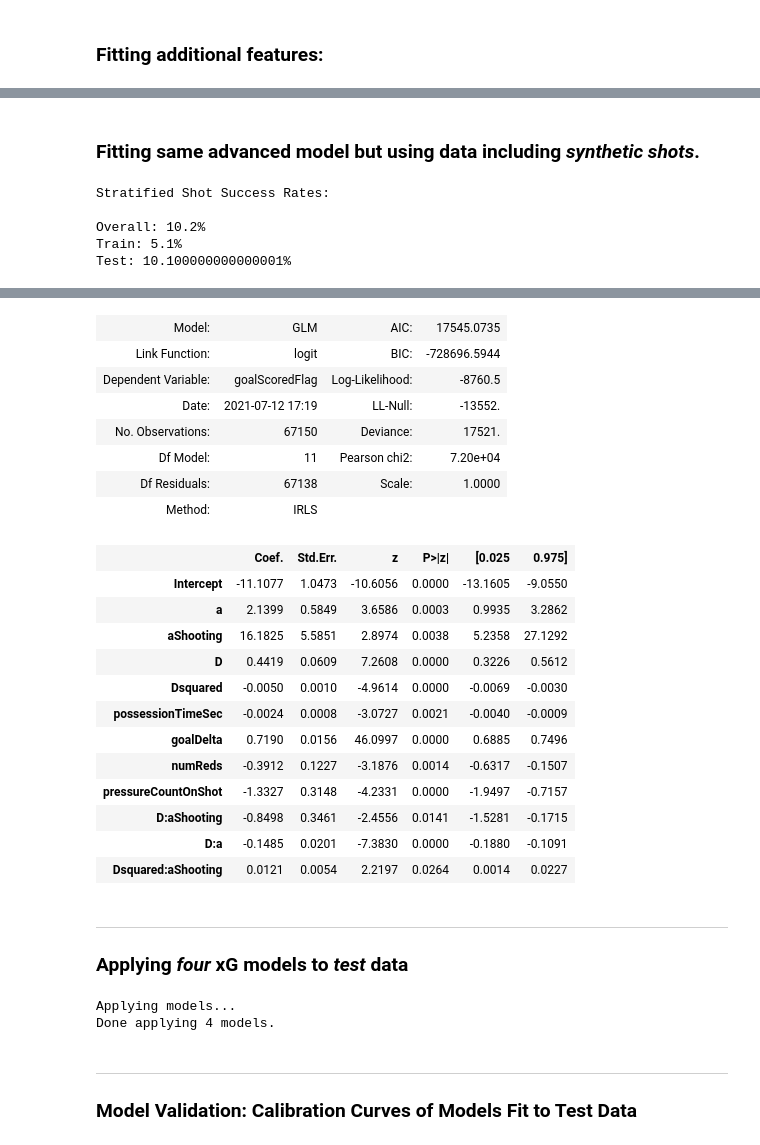
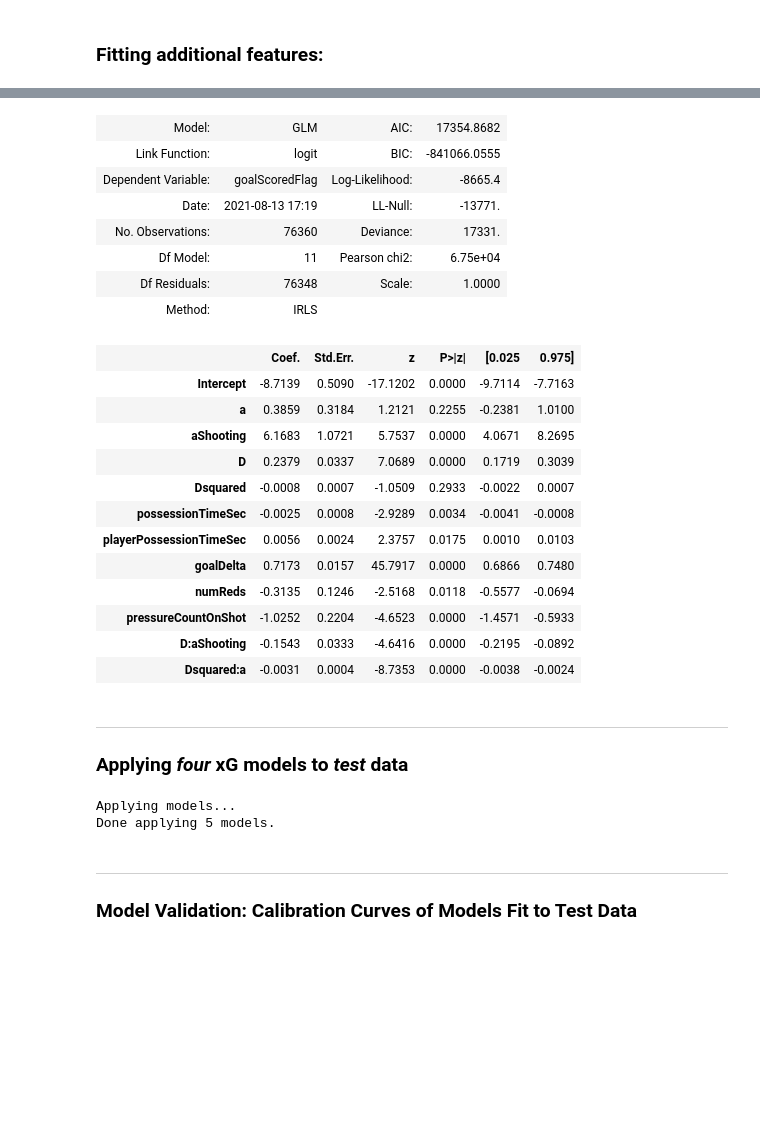
Before and after one commit to christiangilson/MSc-Applied-Statistics-Project-Code, a Jupyter notebook: Modelling/xG/Python xG Feature Engineering & Modelling.ipynb, the cells around one changed output, grey strips where cells are left out. Cells and saved outputs as stored; diff of their text form; code cells hidden in the pictures; blank space fills up the shorter version.

```diff
--- a/Modelling/xG/Python xG Feature Engineering & Modelling.ipynb
+++ b/Modelling/xG/Python xG Feature Engineering & Modelling.ipynb
@@ -251,11 +231,19 @@ df_shots_incl_synthetic = pd.concat([df_shots_incl_synthetic[df_synthetic_enrich
 # splitting into a dataframe for training and dataframe for testing
 ## stratifying the successFlag
 
-test_size = 0.23
-random_state = 0
+test_size = 0.25
+random_state = 40
 
+# producing stratified training and test samples
 df_shots_train, df_shots_test = train_test_split(df_shots, test_size=test_size, stratify=df_shots.goalScoredFlag, random_state=random_state, shuffle=True)
 
+# and adding synthetic shots data to the training synthetic sample (NOTE: THE TEST DATA DOES NOT CHANGE WHATSOEVER)
+df_shots_train['realOrSynthetic'] = 'real'
+df_shots_train_synthetic = pd.concat([df_shots_train[df_synthetic_enriched.columns], df_synthetic_enriched]).reset_index(drop=True).copy()
+
+# manual patch of two goals that are causing havoc because they're such outliers -> TODO: just get rid of them from the full dataset (Vs the test dataset which is obviously wrong)
+#df_shots_test.loc[(df_shots_test['x1_m'] > 70) & (df_shots_test['y1_m'] < 5), 'goalScoredFlag'] = 0
+
 print (f'Stratified Shot Success Rates:\n\nOverall: {100*np.round(df_shots.goalScoredFlag.mean(),3)}%\nTrain: {100*np.round(df_shots_train.goalScoredFlag.mean(), 3)}%\nTest: {100*np.round(df_shots_test.goalScoredFlag.mean(), 3)}%\n')
 # %% [output]
 Stratified Shot Success Rates:
@@ -350,25 +345,11 @@ Wall time: 285 ms
-# %% [markdown]
-### **Fitting same advanced model but using data including *synthetic shots*.**
-# %%
-df_shots_train, df_shots_test = train_test_split(df_shots_incl_synthetic, test_size=test_size, stratify=df_shots_incl_synthetic.goalScoredFlag, random_state=random_state, shuffle=True)
-
-# now getting rid of the synthetic shots from the test data
-df_shots_test = df_shots_test.loc[df_shots_test['realOrSynthetic'] == 'real'].reset_index(drop=True).copy()
-
-print (f'Stratified Shot Success Rates:\n\nOverall: {100*np.round(df_shots.goalScoredFlag.mean(),3)}%\nTrain: {100*np.round(df_shots_train.goalScoredFlag.mean(), 3)}%\nTest: {100*np.round(df_shots_test.goalScoredFlag.mean(), 3)}%\n')
-# %% [output]
-Stratified Shot Success Rates:
-
-Overall: 10.2%
-Train: 5.1%
-Test: 10.100000000000001%
 # %%
 %%time
 
 xG_formula_adv_syn = "goalScoredFlag ~  a + aShooting + D + Dsquared +\
-                    possessionTimeSec + goalDelta + numReds + pressureCountOnShot +\
-                    D*aShooting + D*a + Dsquared*aShooting"
-xG_model_adv_syn = smf.glm(formula=xG_formula_adv_syn, data=df_shots_train\
+                    possessionTimeSec + playerPossessionTimeSec + goalDelta + numReds + pressureCountOnShot +\
+                    D*aShooting + Dsquared*a"
+
+xG_model_adv_syn = smf.glm(formula=xG_formula_adv_syn, data=df_shots_train_synthetic\
                  ,family=sm.families.Binomial()).fit()
 
 xG_model_adv_syn.summary2()
@@ -378,33 +359,33 @@ Wall time: 659 ms
-| Model: | GLM | AIC: | 17545.0735 |
-| Link Function: | logit | BIC: | -728696.5944 |
-| Dependent Variable: | goalScoredFlag | Log-Likelihood: | -8760.5 |
-| Date: | 2021-07-12 17:19 | LL-Null: | -13552. |
-| No. Observations: | 67150 | Deviance: | 17521. |
-| Df Model: | 11 | Pearson chi2: | 7.20e+04 |
-| Df Residuals: | 67138 | Scale: | 1.0000 |
+| Model: | GLM | AIC: | 17354.8682 |
+| Link Function: | logit | BIC: | -841066.0555 |
+| Dependent Variable: | goalScoredFlag | Log-Likelihood: | -8665.4 |
+| Date: | 2021-08-13 17:19 | LL-Null: | -13771. |
+| No. Observations: | 76360 | Deviance: | 17331. |
+| Df Model: | 11 | Pearson chi2: | 6.75e+04 |
+| Df Residuals: | 76348 | Scale: | 1.0000 |
 | Method: | IRLS |  |  |
 |  | Coef. | Std.Err. | z | P>|z| | [0.025 | 0.975] |
-| Intercept | -11.1077 | 1.0473 | -10.6056 | 0.0000 | -13.1605 | -9.0550 |
-| a | 2.1399 | 0.5849 | 3.6586 | 0.0003 | 0.9935 | 3.2862 |
-| aShooting | 16.1825 | 5.5851 | 2.8974 | 0.0038 | 5.2358 | 27.1292 |
-| D | 0.4419 | 0.0609 | 7.2608 | 0.0000 | 0.3226 | 0.5612 |
-| Dsquared | -0.0050 | 0.0010 | -4.9614 | 0.0000 | -0.0069 | -0.0030 |
-| possessionTimeSec | -0.0024 | 0.0008 | -3.0727 | 0.0021 | -0.0040 | -0.0009 |
-| goalDelta | 0.7190 | 0.0156 | 46.0997 | 0.0000 | 0.6885 | 0.7496 |
-| numReds | -0.3912 | 0.1227 | -3.1876 | 0.0014 | -0.6317 | -0.1507 |
-| pressureCountOnShot | -1.3327 | 0.3148 | -4.2331 | 0.0000 | -1.9497 | -0.7157 |
-| D:aShooting | -0.8498 | 0.3461 | -2.4556 | 0.0141 | -1.5281 | -0.1715 |
-| D:a | -0.1485 | 0.0201 | -7.3830 | 0.0000 | -0.1880 | -0.1091 |
-| Dsquared:aShooting | 0.0121 | 0.0054 | 2.2197 | 0.0264 | 0.0014 | 0.0227 |
+| Intercept | -8.7139 | 0.5090 | -17.1202 | 0.0000 | -9.7114 | -7.7163 |
+| a | 0.3859 | 0.3184 | 1.2121 | 0.2255 | -0.2381 | 1.0100 |
+| aShooting | 6.1683 | 1.0721 | 5.7537 | 0.0000 | 4.0671 | 8.2695 |
+| D | 0.2379 | 0.0337 | 7.0689 | 0.0000 | 0.1719 | 0.3039 |
+| Dsquared | -0.0008 | 0.0007 | -1.0509 | 0.2933 | -0.0022 | 0.0007 |
+| possessionTimeSec | -0.0025 | 0.0008 | -2.9289 | 0.0034 | -0.0041 | -0.0008 |
+| playerPossessionTimeSec | 0.0056 | 0.0024 | 2.3757 | 0.0175 | 0.0010 | 0.0103 |
+| goalDelta | 0.7173 | 0.0157 | 45.7917 | 0.0000 | 0.6866 | 0.7480 |
+| numReds | -0.3135 | 0.1246 | -2.5168 | 0.0118 | -0.5577 | -0.0694 |
+| pressureCountOnShot | -1.0252 | 0.2204 | -4.6523 | 0.0000 | -1.4571 | -0.5933 |
+| D:aShooting | -0.1543 | 0.0333 | -4.6416 | 0.0000 | -0.2195 | -0.0892 |
+| Dsquared:a | -0.0031 | 0.0004 | -8.7353 | 0.0000 | -0.0038 | -0.0024 |
 # %% [markdown]
 ---
 
 ### **Applying *four* xG models to *test* data**
 # %%
-df_shots_test = xG.apply_xG_model_to_test(df_shots_test, [xG_model_basic, xG_model_added, xG_model_adv, xG_model_adv_syn])
+df_shots_test = xG.apply_xG_model_to_test(df_shots_test, [xG_model_basic, xG_model_added, xG_model_adv, xG_model_adv_syn, xG_model_adv_feat_on_syn])
 # %% [output]
 Applying models...
-Done applying 4 models.
+Done applying 5 models.
 # %% [markdown]
 ---
 
```
Also changed, not shown: parts of 25 cells of this notebook, 12 other files.
